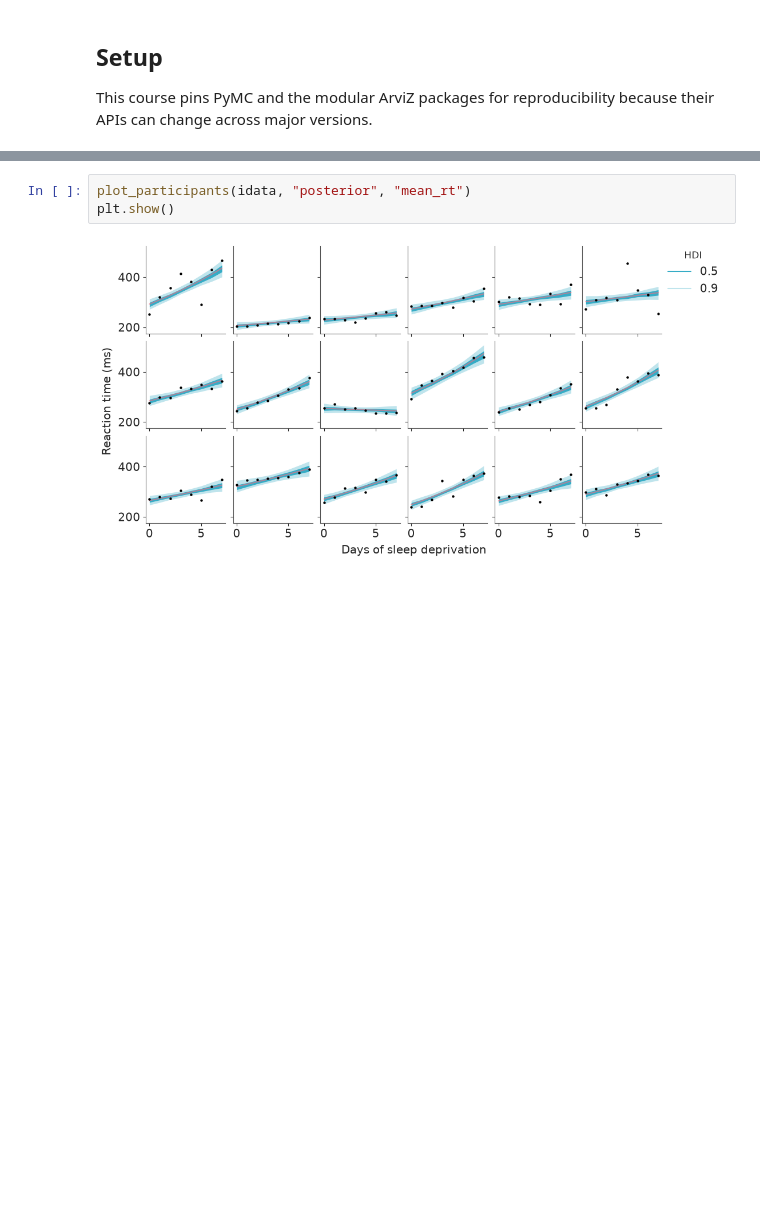
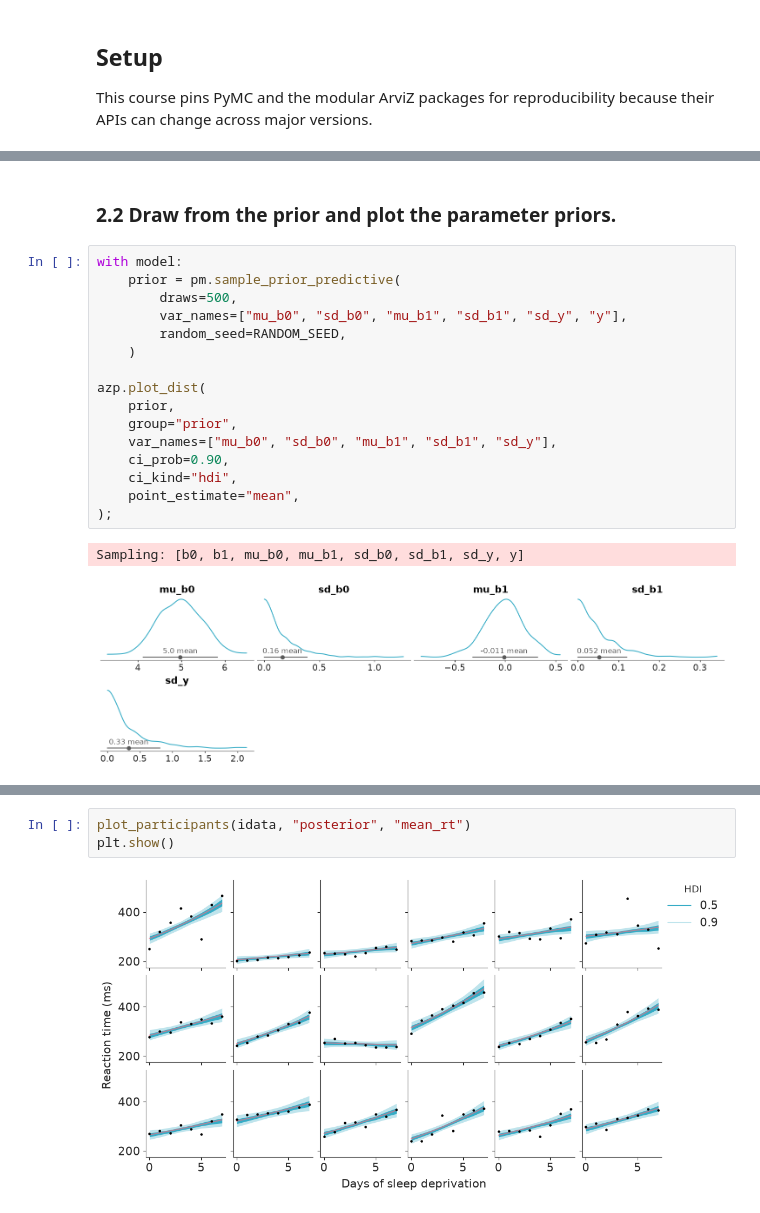
Before and after one commit to opherdonchin/BayesShortCourse, a Jupyter notebook: sleep/solved/07_lognormal_varying_intercept_slope.ipynb, the cells around one changed output, grey strips where cells are left out. Cells and saved outputs as stored; diff of their text form; blank space fills up the shorter version.

```diff
--- a/sleep/solved/07_lognormal_varying_intercept_slope.ipynb
+++ b/sleep/solved/07_lognormal_varying_intercept_slope.ipynb
@@ -280,0 +273,21 @@ Each panel shows posterior uncertainty in that participant's expected reaction t
+# %% [markdown]
+### 2.2 Draw from the prior and plot the parameter priors.
+# %%
+with model:
+    prior = pm.sample_prior_predictive(
+        draws=500,
+        var_names=["mu_b0", "sd_b0", "mu_b1", "sd_b1", "sd_y", "y"],
+        random_seed=RANDOM_SEED,
+    )
+
+azp.plot_dist(
+    prior,
+    group="prior",
+    var_names=["mu_b0", "sd_b0", "mu_b1", "sd_b1", "sd_y"],
+    ci_prob=0.90,
+    ci_kind="hdi",
+    point_estimate="mean",
+);
+# %% [output]
+Sampling: [b0, b1, mu_b0, mu_b1, sd_b0, sd_b1, sd_y, y]
+[figure, added]
```
Also changed, not shown: parts of 116 cells of this notebook, 3 other files.
